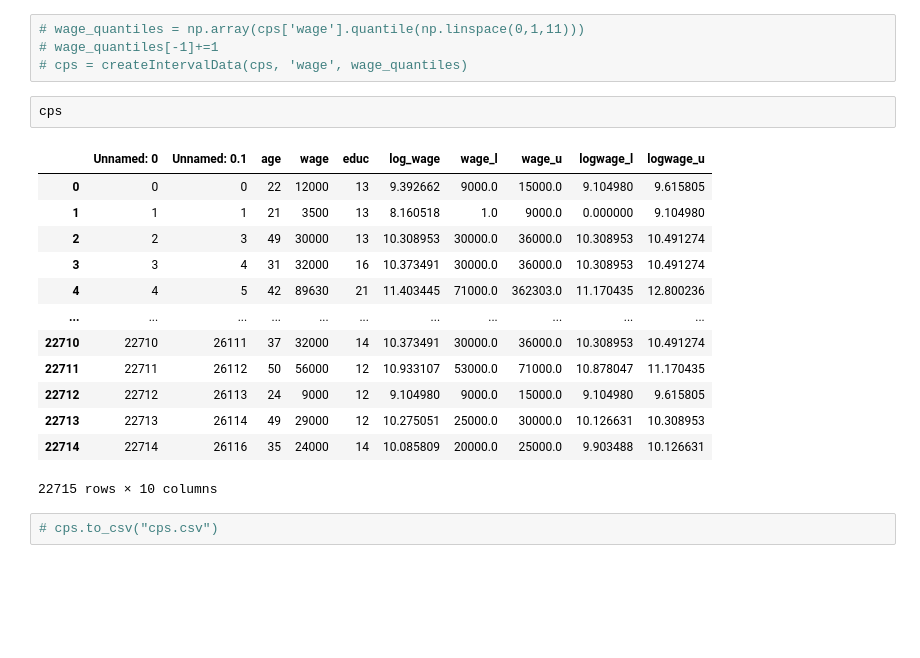
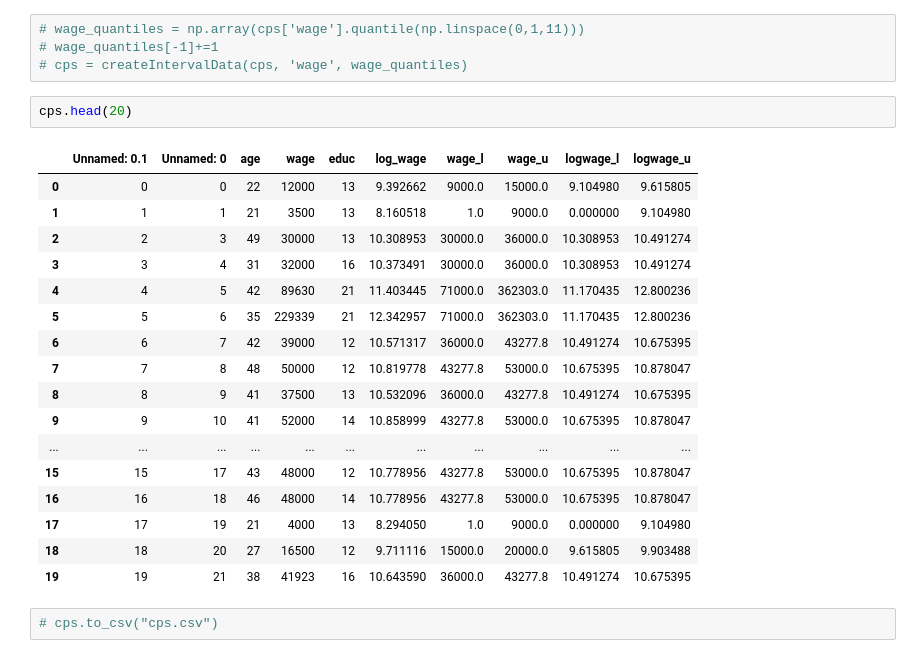
Before and after one commit to ArieBeresteanu/Bounds.jl, a Jupyter notebook: notebooks/setBLP_1Dproj_py_test.ipynb, the cells around one changed output. Drawn from its saved outputs; the diff is of its cells as text; blank space fills up the shorter version.

```diff
--- a/notebooks/setBLP_1Dproj_py_test.ipynb
+++ b/notebooks/setBLP_1Dproj_py_test.ipynb
@@ -92,21 +92,25 @@ beta2_2 = ols2._results.params[2]
 # wage_quantiles[-1]+=1
 # cps = createIntervalData(cps, 'wage', wage_quantiles)
 # %%
-cps
+cps.head(20)
 # %% [output]
-|  | Unnamed: 0 | Unnamed: 0.1 | age | wage | educ | log_wage | wage_l | wage_u | logwage_l | logwage_u |
+|  | Unnamed: 0.1 | Unnamed: 0 | age | wage | educ | log_wage | wage_l | wage_u | logwage_l | logwage_u |
 | 0 | 0 | 0 | 22 | 12000 | 13 | 9.392662 | 9000.0 | 15000.0 | 9.104980 | 9.615805 |
 | 1 | 1 | 1 | 21 | 3500 | 13 | 8.160518 | 1.0 | 9000.0 | 0.000000 | 9.104980 |
 | 2 | 2 | 3 | 49 | 30000 | 13 | 10.308953 | 30000.0 | 36000.0 | 10.308953 | 10.491274 |
 | 3 | 3 | 4 | 31 | 32000 | 16 | 10.373491 | 30000.0 | 36000.0 | 10.308953 | 10.491274 |
 | 4 | 4 | 5 | 42 | 89630 | 21 | 11.403445 | 71000.0 | 362303.0 | 11.170435 | 12.800236 |
+| 5 | 5 | 6 | 35 | 229339 | 21 | 12.342957 | 71000.0 | 362303.0 | 11.170435 | 12.800236 |
+| 6 | 6 | 7 | 42 | 39000 | 12 | 10.571317 | 36000.0 | 43277.8 | 10.491274 | 10.675395 |
+| 7 | 7 | 8 | 48 | 50000 | 12 | 10.819778 | 43277.8 | 53000.0 | 10.675395 | 10.878047 |
+| 8 | 8 | 9 | 41 | 37500 | 13 | 10.532096 | 36000.0 | 43277.8 | 10.491274 | 10.675395 |
+| 9 | 9 | 10 | 41 | 52000 | 14 | 10.858999 | 43277.8 | 53000.0 | 10.675395 | 10.878047 |
 | ... | ... | ... | ... | ... | ... | ... | ... | ... | ... | ... |
-| 22710 | 22710 | 26111 | 37 | 32000 | 14 | 10.373491 | 30000.0 | 36000.0 | 10.308953 | 10.491274 |
-| 22711 | 22711 | 26112 | 50 | 56000 | 12 | 10.933107 | 53000.0 | 71000.0 | 10.878047 | 11.170435 |
-| 22712 | 22712 | 26113 | 24 | 9000 | 12 | 9.104980 | 9000.0 | 15000.0 | 9.104980 | 9.615805 |
-| 22713 | 22713 | 26114 | 49 | 29000 | 12 | 10.275051 | 25000.0 | 30000.0 | 10.126631 | 10.308953 |
-| 22714 | 22714 | 26116 | 35 | 24000 | 14 | 10.085809 | 20000.0 | 25000.0 | 9.903488 | 10.126631 |
+| 15 | 15 | 17 | 43 | 48000 | 12 | 10.778956 | 43277.8 | 53000.0 | 10.675395 | 10.878047 |
+| 16 | 16 | 18 | 46 | 48000 | 14 | 10.778956 | 43277.8 | 53000.0 | 10.675395 | 10.878047 |
+| 17 | 17 | 19 | 21 | 4000 | 13 | 8.294050 | 1.0 | 9000.0 | 0.000000 | 9.104980 |
+| 18 | 18 | 20 | 27 | 16500 | 12 | 9.711116 | 15000.0 | 20000.0 | 9.615805 | 9.903488 |
+| 19 | 19 | 21 | 38 | 41923 | 16 | 10.643590 | 36000.0 | 43277.8 | 10.491274 | 10.675395 |
-22715 rows × 10 columns
 # %%
 # cps.to_csv("cps.csv")
 # %% [markdown]
```
Also changed, not shown: parts of 20 cells of this notebook.
